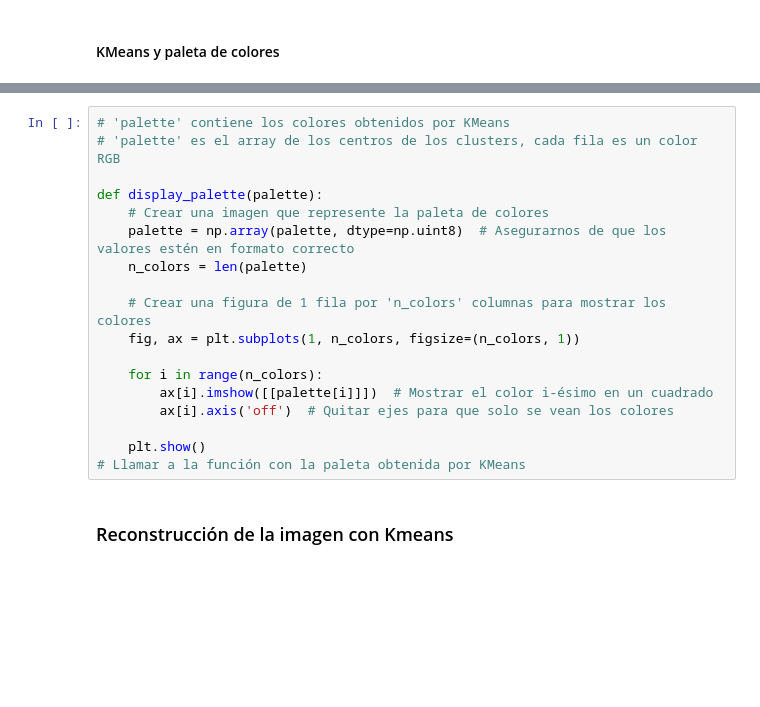
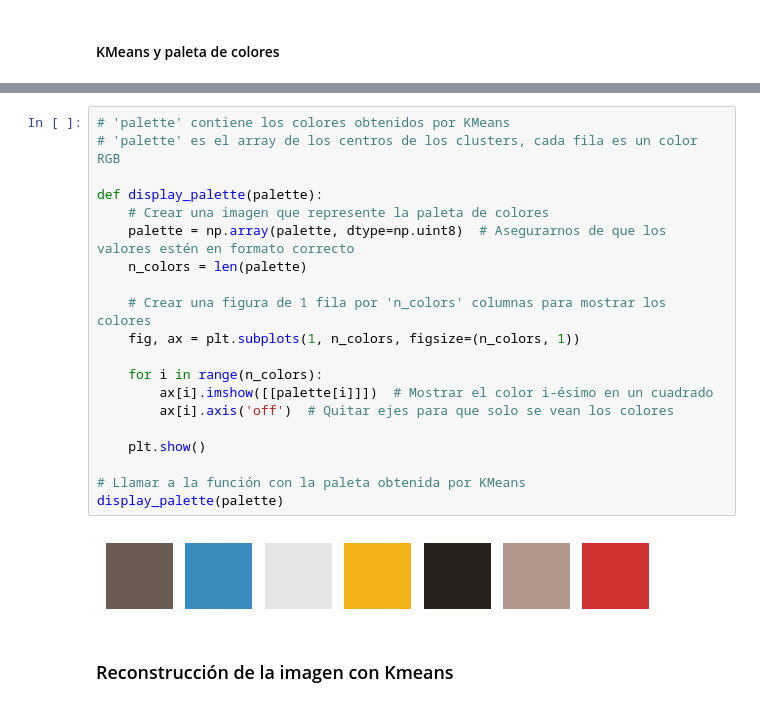
Before and after one commit to Gaddran/Tarea2MachineLearning2024, a Jupyter notebook: Tarea2.ipynb, the cells around one changed output, grey strips where cells are left out. Cells and saved outputs as stored; diff of their text form; blank space fills up the shorter version.

```diff
--- a/Tarea2.ipynb
+++ b/Tarea2.ipynb
@@ -100,21 +91,25 @@ Paleta de colores obtenida: [[ 41  33  28]
 # %%
 # 'palette' contiene los colores obtenidos por KMeans
 # 'palette' es el array de los centros de los clusters, cada fila es un color RGB
 
 def display_palette(palette):
     # Crear una imagen que represente la paleta de colores
     palette = np.array(palette, dtype=np.uint8)  # Asegurarnos de que los valores estén en formato correcto
     n_colors = len(palette)
 
     # Crear una figura de 1 fila por 'n_colors' columnas para mostrar los colores
     fig, ax = plt.subplots(1, n_colors, figsize=(n_colors, 1))
 
     for i in range(n_colors):
         ax[i].imshow([[palette[i]]])  # Mostrar el color i-ésimo en un cuadrado
         ax[i].axis('off')  # Quitar ejes para que solo se vean los colores
 
     plt.show()
+
 # Llamar a la función con la paleta obtenida por KMeans
+display_palette(palette)
+# %% [output]
+[figure, added]
 # %% [markdown]
 ### Reconstrucción de la imagen con Kmeans
 # %%
```
Also changed, not shown: parts of 17 cells of this notebook.
